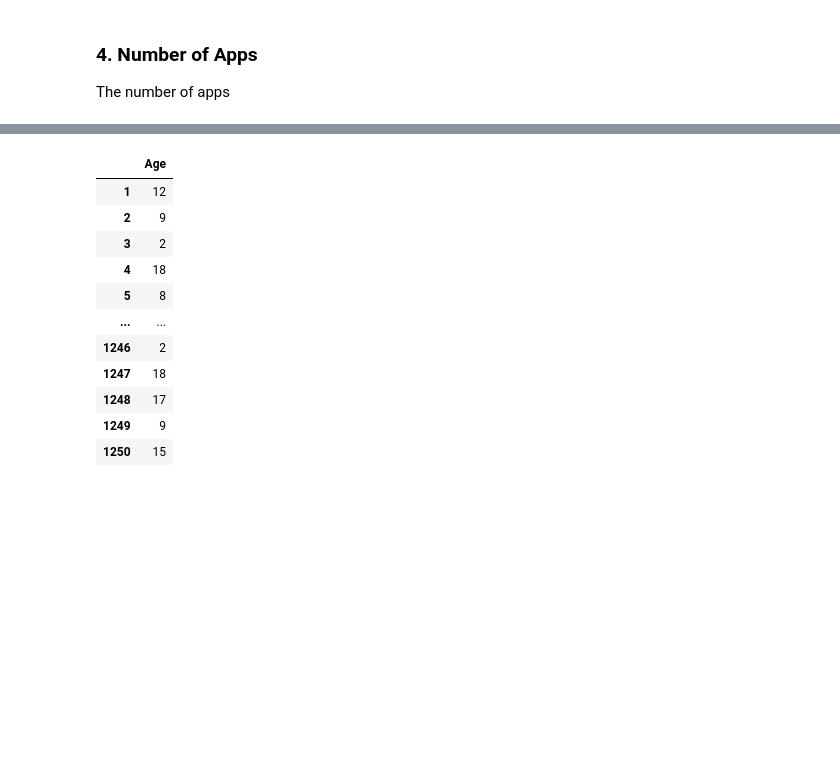
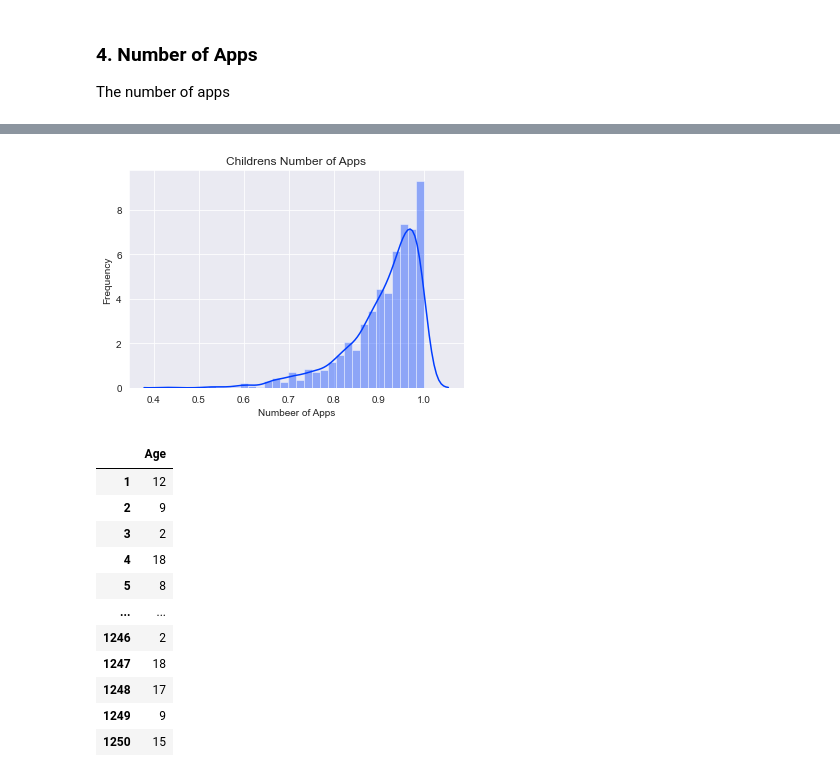
Before and after one commit to JPLee01/Programming_for_Data_Analysis-PRoject, a Jupyter notebook: Programming_for_Data_Analysis-Project.ipynb, the cells around one changed output, grey strips where cells are left out. Drawn from its saved outputs; the diff is of its cells as text; code cells hidden in the pictures; blank space fills up the shorter version.

```diff
--- a/Programming_for_Data_Analysis-Project.ipynb
+++ b/Programming_for_Data_Analysis-Project.ipynb
@@ -199,3 +254,11 @@ The number of apps
+# %%
+sns.distplot(power)
+plt.title('Childrens Number of Apps')
+plt.xlabel('Numbeer of Apps')
+plt.ylabel('Frequency')
+plt.show()
+# %% [output]
+[figure, added]
 # %%
 a = pd.DataFrame(age, columns=['Age'])
 a.index = np.arange(1, len(a) + 1)
```
Also changed, not shown: parts of 9 cells of this notebook.
